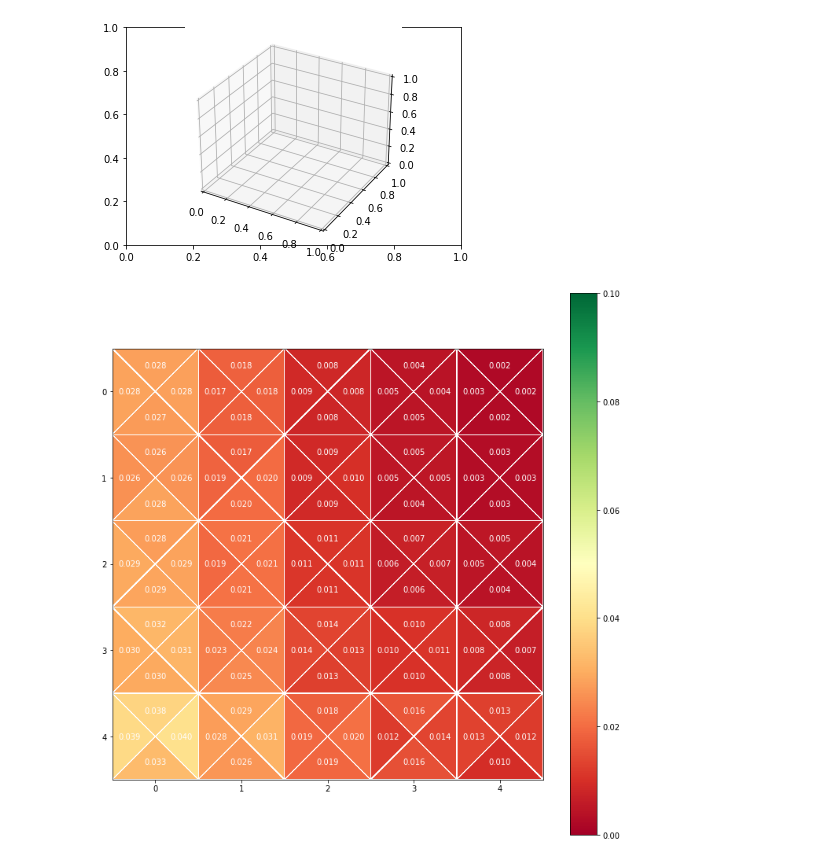
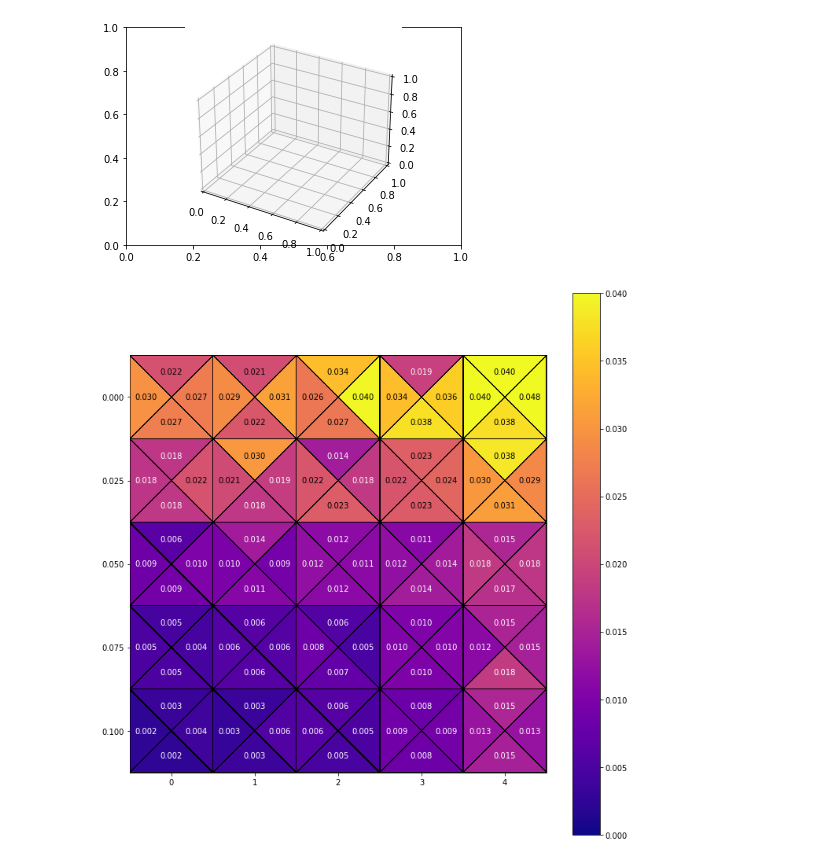
Before and after one commit to antble/CompSci-Project-1, a Jupyter notebook: regression_analysis/regression.ipynb, the cells around one changed output. Cells and saved outputs as stored; diff of their text form; code cells hidden in the pictures.

Commit message:
partially fixed plots

```diff
--- a/regression_analysis/regression.ipynb
+++ b/regression_analysis/regression.ipynb
@@ -213,36 +214,46 @@ def triangulation_for_triheatmap(M, N):
     trianglesN = [(i + j * (M + 1), i + 1 + j * (M + 1), cstart + i + j * M)
                   for j in range(N) for i in range(M)]
     trianglesE = [(i + 1 + j * (M + 1), i + 1 + (j + 1) * (M + 1), cstart + i + j * M)
                   for j in range(N) for i in range(M)]
     trianglesS = [(i + 1 + (j + 1) * (M + 1), i + (j + 1) * (M + 1), cstart + i + j * M)
                   for j in range(N) for i in range(M)]
     trianglesW = [(i + (j + 1) * (M + 1), i + j * (M + 1), cstart + i + j * M)
                   for j in range(N) for i in range(M)]
     return [Triangulation(x, y, triangles) for triangles in [trianglesN, trianglesE, trianglesS, trianglesW]]
 
-values = [np.transpose(train_MSE_arr[:, 0, : , 0]), np.transpose(train_MSE_arr[:, 0, : , 1]),
-          np.transpose(train_MSE_arr[:, 0, : , 2]), np.transpose(train_MSE_arr[:, 0, : , 3])]
+values = [(test_MSE_arr[:, 0, : , 0]), (test_MSE_arr[:, 0, : , 1]),
+          (test_MSE_arr[:, 0, : , 2]), (test_MSE_arr[:, 0, : , 3])]
 
 triangul = triangulation_for_triheatmap(5, 5)
 cmaps = ['Blues','Blues','Blues','Blues']#['Blues', 'Greens', 'Purples', 'Reds']  # ['winter', 'spring', 'summer', 'autumn']
 norms = [plt.Normalize(-0.5, 1) for _ in range(4)]
 fig, ax = plt.subplots(figsize=(10,10))
 #imgs = [ax.tripcolor(t, np.ravel(val), cmap=cmap, norm=norm, ec='white')
 #        for t, val, cmap, norm in zip(triangul, values*100, cmaps, norms)]
-imgs = [ax.tripcolor(t, val.ravel(), cmap='RdYlGn', vmin=0, vmax=0.1, ec='white')
-        for t, val in zip(triangul, values)]
+imgs = [ax.tripcolor(t, val.ravel(), cmap='plasma', vmin=0, vmax=0.04, ec='k')
+        for t, val in zip(triangul, (values))]
 for val, dir in zip(values, [(-1, 0), (0, 1), (1, 0), (0, -1)]):
     for i in range(5):
         for j in range(5):
             v = val[j, i]
-            ax.text(i + 0.3 * dir[1], j + 0.3 * dir[0], f'{v:.3f}', color='k' if 0.2 < v < 0.8 else 'w', ha='center', va='center')
+            ax.text(i + 0.3 * dir[1], j + 0.3 * dir[0], f'{v:.3f}', color='k' if 0.02 < v < 0.07 else 'w', ha='center', va='center')
 ax.set_xticks(range(5))
 ax.set_yticks(range(5))
+
+def major_tick(x, pos):
+    return f"{x*0.025:.3f}"
+
+
+ax.yaxis.set_major_locator(MultipleLocator(1.000))
+# FuncFormatter is created and used automatically
+ax.yaxis.set_major_formatter(major_tick)
+#ax.xaxis.set_major_formatter
+#ax.yaxis.set_tick_params(which='major', label = ["0.000", "0.025", "0.050", "0.075", "1.000"])
 ax.invert_yaxis()
 ax.margins(x=0, y=0)
 ax.set_aspect('equal', 'box')  # square cells
 cbar = fig.colorbar(imgs[0], ax=ax)
 plt.tight_layout()
 plt.show()
 # %% [output]
-[figure, old version]
+[figure, new version]
```
Also changed, not shown: parts of 4 cells of this notebook.
